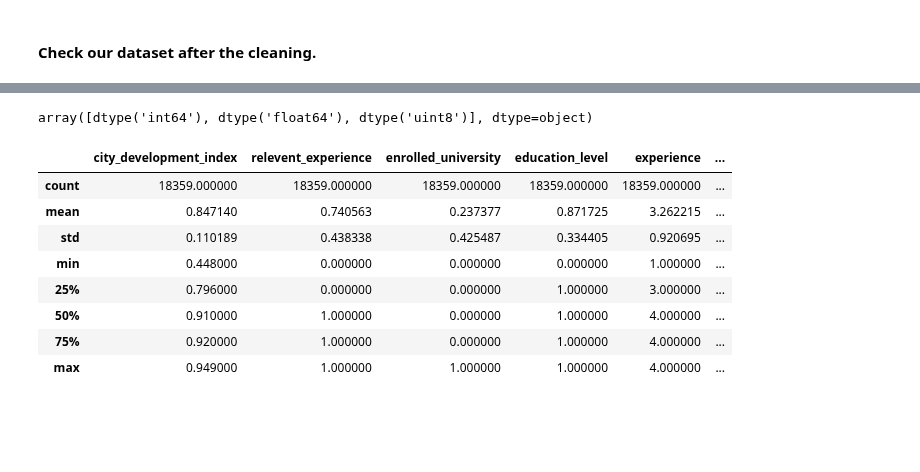
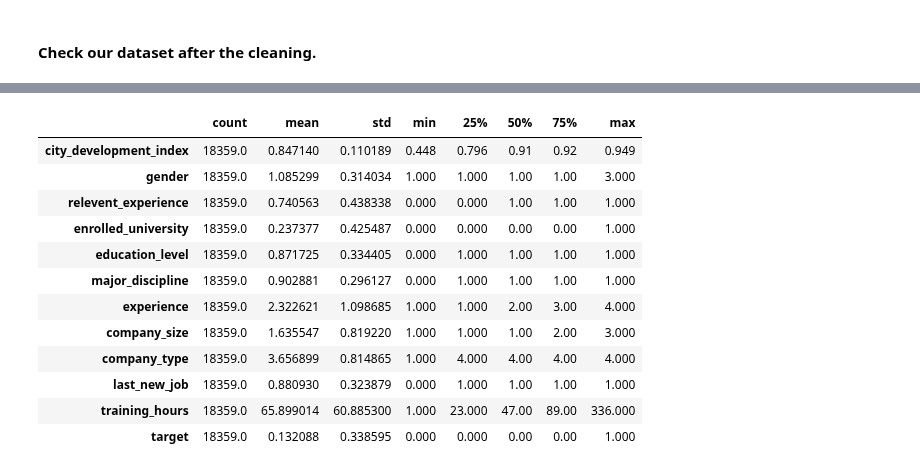
Before and after one commit to yoyo6022/Detecting_Potential_Candidate_Springboard_Capstone2, a Jupyter notebook: notebooks/04.01 - Data Wrangling.ipynb, the cells around one changed output, grey strips where cells are left out. Cells and saved outputs as stored; diff of their text form; code cells hidden in the pictures; blank space fills up the shorter version.

```diff
--- a/notebooks/04.01 - Data Wrangling.ipynb
+++ b/notebooks/04.01 - Data Wrangling.ipynb
@@ -564,0 +285,12 @@ df.loc[df['experience'] >= 9, 'experience'] = 4
+# %%
+# Filter out all the categorical columns
+obj_col = df.select_dtypes(include=['object']).columns
+
+
+# Then filter out categorical column that has more than 5 unique values and name the column list 'obj_col_5'
+obj_col_5 = []
+for i in obj_col:
+    if df[i].unique().shape[0] > 5:
+        obj_col_5.append(i)
+
+obj_col_5
@@ -564,0 +373,6 @@ df.loc[df['experience'] >= 9, 'experience'] = 4
+# %%
+# Create a function that filter out all the values that are lower than a certain ratio
+def group_mino(data, ratio):
+    mino_count = (var_pct(data).percentage <= ratio).sum()
+    mino_list = var_pct(data).percentage.where(var_pct(data).percentage <= ratio).nlargest(mino_count)
+    return list(mino_list.index)
@@ -564,0 +381,11 @@ df.loc[df['experience'] >= 9, 'experience'] = 4
+# %%
+# Use the function to filter out minority value for 'city', make the ratio as 0.3%,
+# any 'city' value that its percentage is lower than 0.3% will go to this group
+mino_city = group_mino(df['city'], 0.3)
+
+# Replace the city value with 'Other'
+for i in mino_city:
+    df['city']=df['city'].replace({i:'Other'})
+
+# Check how much did the data shrinked after grouping.
+print('We shrinked the city number from 123 to', df['city'].unique().shape[0])
@@ -564,0 +472,9 @@ df.loc[df['experience'] >= 9, 'experience'] = 4
+# %%
+# To make further data processing easier let's call function replace(),
+# to replace value '>20' and '<1' with value '21', '0' respectively.
+replace('experience', '<1', '0')
+replace('experience', '>20', '21')
+
+
+# convert the 'experience' value from str to int
+df['experience'] = df['experience'].astype(int)
@@ -582,20 +738,19 @@ df.shape
-# %%
-# Check data type of all the columns, make sure there's no more 'object'
-df.dtypes.unique()
-# %% [output]
-array([dtype('int64'), dtype('float64'), dtype('uint8')], dtype=object)
 # %%
 # Drop the first column 'enrollee_id'
 df = df.drop('enrollee_id', axis=1)
 # %%
-df.describe()
+df.describe().T
 # %% [output]
-|  | city_development_index | relevent_experience | enrolled_university | education_level | experience | ... |
-| count | 18359.000000 | 18359.000000 | 18359.000000 | 18359.000000 | 18359.000000 | ... |
-| mean | 0.847140 | 0.740563 | 0.237377 | 0.871725 | 3.262215 | ... |
-| std | 0.110189 | 0.438338 | 0.425487 | 0.334405 | 0.920695 | ... |
-| min | 0.448000 | 0.000000 | 0.000000 | 0.000000 | 1.000000 | ... |
-| 25% | 0.796000 | 0.000000 | 0.000000 | 1.000000 | 3.000000 | ... |
-| 50% | 0.910000 | 1.000000 | 0.000000 | 1.000000 | 4.000000 | ... |
-| 75% | 0.920000 | 1.000000 | 0.000000 | 1.000000 | 4.000000 | ... |
-| max | 0.949000 | 1.000000 | 1.000000 | 1.000000 | 4.000000 | ... |
+|  | count | mean | std | min | 25% | 50% | 75% | max |
+| city_development_index | 18359.0 | 0.847140 | 0.110189 | 0.448 | 0.796 | 0.91 | 0.92 | 0.949 |
+| gender | 18359.0 | 1.085299 | 0.314034 | 1.000 | 1.000 | 1.00 | 1.00 | 3.000 |
+| relevent_experience | 18359.0 | 0.740563 | 0.438338 | 0.000 | 0.000 | 1.00 | 1.00 | 1.000 |
+| enrolled_university | 18359.0 | 0.237377 | 0.425487 | 0.000 | 0.000 | 0.00 | 0.00 | 1.000 |
+| education_level | 18359.0 | 0.871725 | 0.334405 | 0.000 | 1.000 | 1.00 | 1.00 | 1.000 |
+| major_discipline | 18359.0 | 0.902881 | 0.296127 | 0.000 | 1.000 | 1.00 | 1.00 | 1.000 |
+| experience | 18359.0 | 2.322621 | 1.098685 | 1.000 | 1.000 | 2.00 | 3.00 | 4.000 |
+| company_size | 18359.0 | 1.635547 | 0.819220 | 1.000 | 1.000 | 1.00 | 2.00 | 3.000 |
+| company_type | 18359.0 | 3.656899 | 0.814865 | 1.000 | 4.000 | 4.00 | 4.00 | 4.000 |
+| last_new_job | 18359.0 | 0.880930 | 0.323879 | 0.000 | 1.000 | 1.00 | 1.00 | 1.000 |
+| training_hours | 18359.0 | 65.899014 | 60.885300 | 1.000 | 23.000 | 47.00 | 89.00 | 336.000 |
+| target | 18359.0 | 0.132088 | 0.338595 | 0.000 | 0.000 | 0.00 | 0.00 | 1.000 |
```
Also changed, not shown: parts of 132 cells of this notebook.
